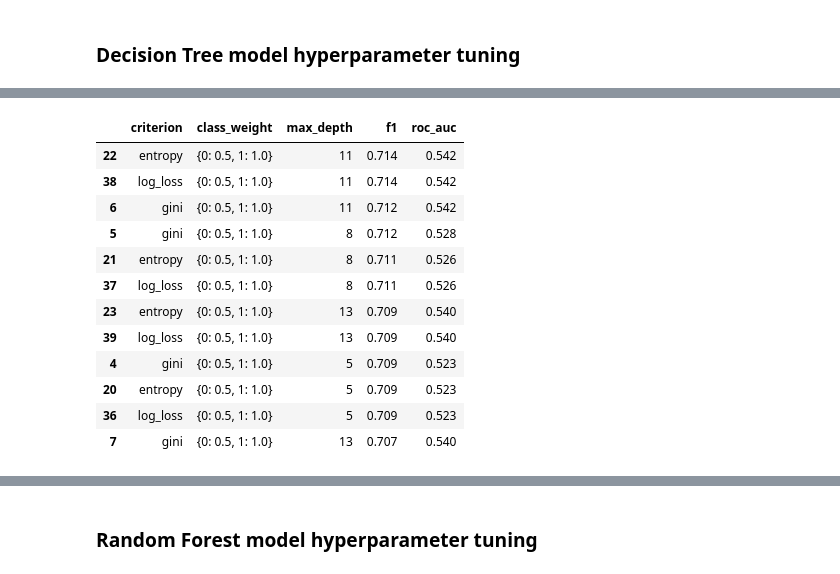
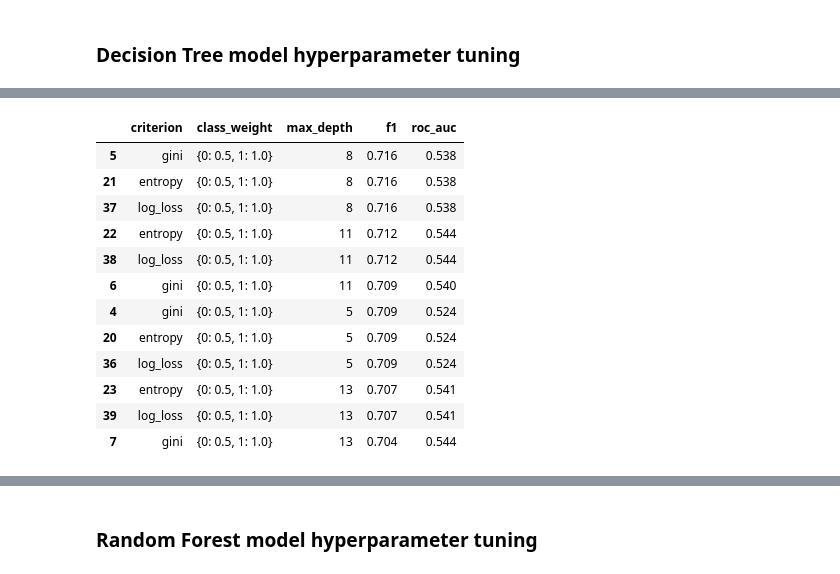
Before and after one commit to julrichkieffer/portfolio-data-science, a Jupyter notebook: 04 vehicle loan default/notebook.ipynb, the cells around one changed output, grey strips where cells are left out. Saved outputs shown, nothing was run; the diff lists cells and outputs as text; code cells hidden in the pictures.

```diff
--- a/04 vehicle loan default/notebook.ipynb
+++ b/04 vehicle loan default/notebook.ipynb
@@ -1862,11 +1803,7 @@ dfLoans_processed = (
     .pipe(memory_consumption_of)
 
     .drop(features_not_compatible_with_modelling, axis='columns')
-    .pipe(  preprocessing,
-            scaler      = StandardScaler(),
-            scale       = features_to_scale,
-            categorical = features_to_encode,
-        )
+    .pipe(preprocessing, features_to_transform)
     .drop(features_calculated_as_insignificant, axis='columns')
 
     .pipe(shape_of)
@@ -1943,0 +1870,5 @@ Wall time: 22.2 s
+# %%
+%%time
+
+model = DecisionTreeClassifier(max_depth=max(max_depth_range), random_state=seed)  # Without `max_depth` it will over-fit; not useful for hyperparameter tuning comparison
+model.fit(df_train, y_train)
@@ -1999,0 +1903,21 @@ Wall time: 19.8 s
+# %%
+best_result = {
+    'max_depth':    max(max_depth_range),
+    'f1':           round(      f1_score(y_val, model.predict(df_val), average='weighted'), 3),
+    'roc_auc':      round( roc_auc_score(y_val, model.predict(df_val), average='weighted'), 3),
+}
+
+best_result |= {
+    'model': DecisionTreeClassifier(
+        max_depth   = int( best_result['max_depth'] ),
+        random_state= seed),
+    'vectorizer': None,
+    'fitter': lambda model, vectorizer, train, y_train, test, y_test:
+        model.fit(train, y_train),
+    'predicter': lambda model, vectorizer, test:
+        model.predict(test)
+}
+
+best_tuning |= { 'baseline': best_result }
+
+print(f'{ best_tuning = }')
@@ -2006,14 +1948,11 @@ scores = []
 
 for criteria in ['gini', 'entropy', 'log_loss']:
     for weights in weights_range:
-        for depth in tqdm( max_depth_range, desc=f'{criteria = }, {weights = }'):
-            model, _ = fit( model          = DecisionTreeClassifier(criterion=criteria, class_weight=weights, max_depth=depth, random_state=seed, min_samples_leaf=10),
-                            dataframe      = df_train,
-                            y              = y_train,
-                            vectorizer     = dv,
-                            fit_vectorizer = False,
-                            )
-            y_pred = decide(model, dv, df_val)
+        for depth in tqdm( max_depth_range, desc=f'{criteria=}, {weights=}'):
+            model = DecisionTreeClassifier(criterion=criteria, class_weight=weights, max_depth=depth, random_state=seed, min_samples_leaf=10)
+
+            model.fit(df_train, y_train)
+            y_pred = model.predict(df_val)
 
             scores.append( (
                 criteria,
@@ -2033,17 +1972,17 @@ Wall time: 17min 53s
 [interactive output not drawn]
 |  | criterion | class_weight | max_depth | f1 | roc_auc |
-| 22 | entropy | {0: 0.5, 1: 1.0} | 11 | 0.714 | 0.542 |
-| 38 | log_loss | {0: 0.5, 1: 1.0} | 11 | 0.714 | 0.542 |
-| 6 | gini | {0: 0.5, 1: 1.0} | 11 | 0.712 | 0.542 |
-| 5 | gini | {0: 0.5, 1: 1.0} | 8 | 0.712 | 0.528 |
-| 21 | entropy | {0: 0.5, 1: 1.0} | 8 | 0.711 | 0.526 |
-| 37 | log_loss | {0: 0.5, 1: 1.0} | 8 | 0.711 | 0.526 |
-| 23 | entropy | {0: 0.5, 1: 1.0} | 13 | 0.709 | 0.540 |
-| 39 | log_loss | {0: 0.5, 1: 1.0} | 13 | 0.709 | 0.540 |
-| 4 | gini | {0: 0.5, 1: 1.0} | 5 | 0.709 | 0.523 |
-| 20 | entropy | {0: 0.5, 1: 1.0} | 5 | 0.709 | 0.523 |
-| 36 | log_loss | {0: 0.5, 1: 1.0} | 5 | 0.709 | 0.523 |
-| 7 | gini | {0: 0.5, 1: 1.0} | 13 | 0.707 | 0.540 |
+| 5 | gini | {0: 0.5, 1: 1.0} | 8 | 0.716 | 0.538 |
+| 21 | entropy | {0: 0.5, 1: 1.0} | 8 | 0.716 | 0.538 |
+| 37 | log_loss | {0: 0.5, 1: 1.0} | 8 | 0.716 | 0.538 |
+| 22 | entropy | {0: 0.5, 1: 1.0} | 11 | 0.712 | 0.544 |
+| 38 | log_loss | {0: 0.5, 1: 1.0} | 11 | 0.712 | 0.544 |
+| 6 | gini | {0: 0.5, 1: 1.0} | 11 | 0.709 | 0.540 |
+| 4 | gini | {0: 0.5, 1: 1.0} | 5 | 0.709 | 0.524 |
+| 20 | entropy | {0: 0.5, 1: 1.0} | 5 | 0.709 | 0.524 |
+| 36 | log_loss | {0: 0.5, 1: 1.0} | 5 | 0.709 | 0.524 |
+| 23 | entropy | {0: 0.5, 1: 1.0} | 13 | 0.707 | 0.541 |
+| 39 | log_loss | {0: 0.5, 1: 1.0} | 13 | 0.707 | 0.541 |
+| 7 | gini | {0: 0.5, 1: 1.0} | 13 | 0.704 | 0.544 |
 # %%
 best_result = (pd.DataFrame(scores, columns=['criterion', 'class_weight', 'max_depth', 'f1', 'roc_auc'])
     .sort_values(by=['f1', 'roc_auc'], ascending=[False, False])
```
Also changed, not shown: parts of 65 cells of this notebook.
